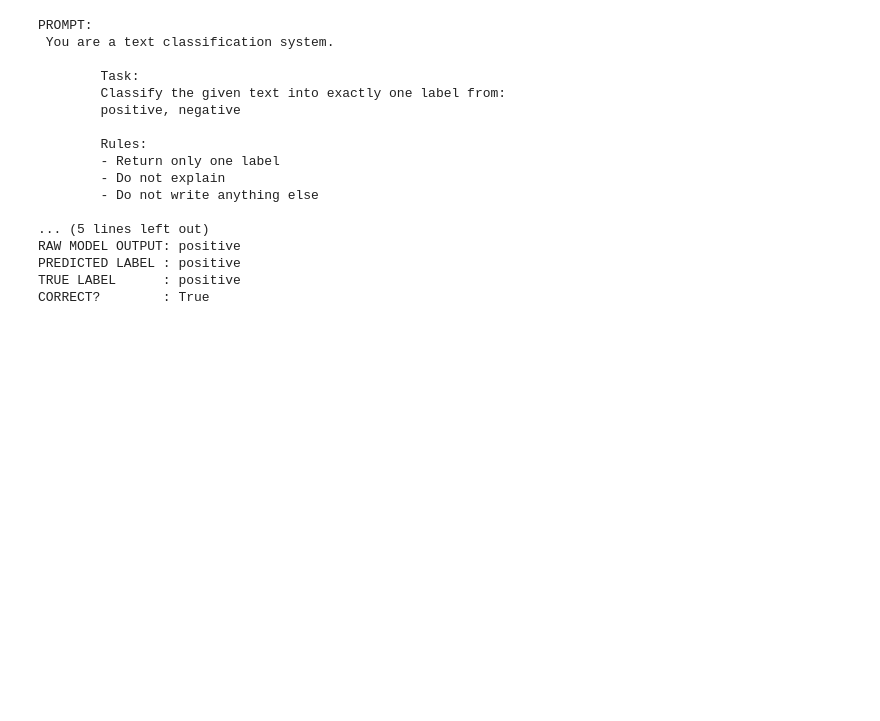
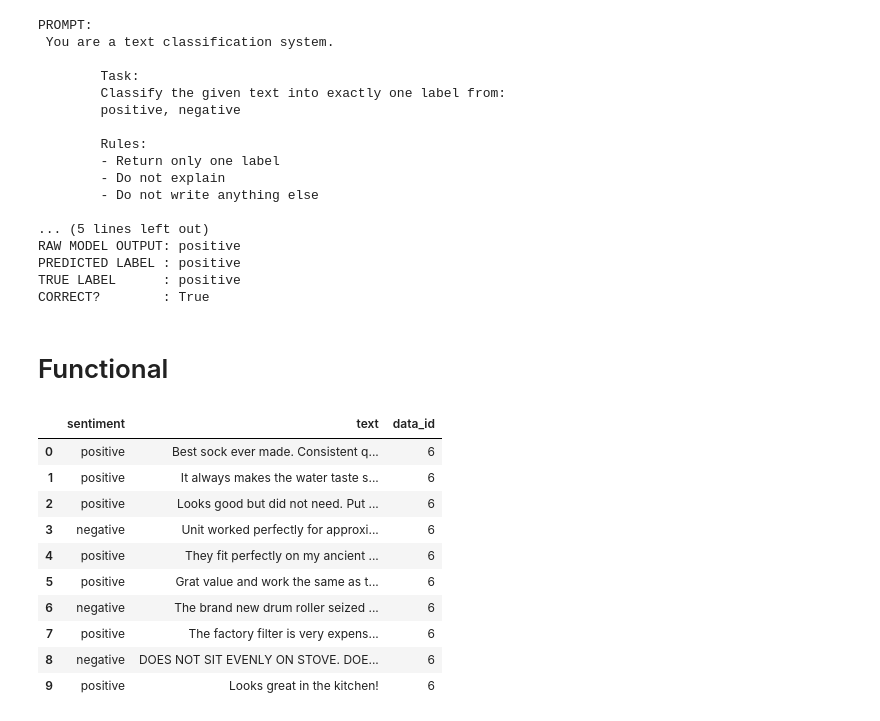
Before and after one commit to ngnma/Sentiment-Analysis-Logistic-Regression-vs-LLMs, a Jupyter notebook: main.ipynb, the cells around one changed output. Cells and saved outputs as stored; diff of their text form; code cells hidden in the pictures; blank space fills up the shorter version.

```diff
--- a/main.ipynb
+++ b/main.ipynb
@@ -158,3 +160,5 @@ RAW MODEL OUTPUT: positive
 PREDICTED LABEL : positive
 TRUE LABEL      : positive
 CORRECT?        : True
+# %% [markdown]
+# Functional
@@ -160,0 +515,14 @@ CORRECT?        : True
+# %%
+train_df.head(100)
+# %% [output]
+|  | sentiment | text | data_id |
+| 0 | positive | Best sock ever made. Consistent q... | 6 |
+| 1 | positive | It always makes the water taste s... | 6 |
+| 2 | positive | Looks good but did not need. Put ... | 6 |
+| 3 | negative | Unit worked perfectly for approxi... | 6 |
+| 4 | positive | They fit perfectly on my ancient ... | 6 |
+| 5 | positive | Grat value and work the same as t... | 6 |
+| 6 | negative | The brand new drum roller seized ... | 6 |
+| 7 | positive | The factory filter is very expens... | 6 |
+| 8 | negative | DOES NOT SIT EVENLY ON STOVE. DOE... | 6 |
+| 9 | positive | Looks great in the kitchen! | 6 |
```
Also changed, not shown: parts of 9 cells of this notebook, 1 other file.
